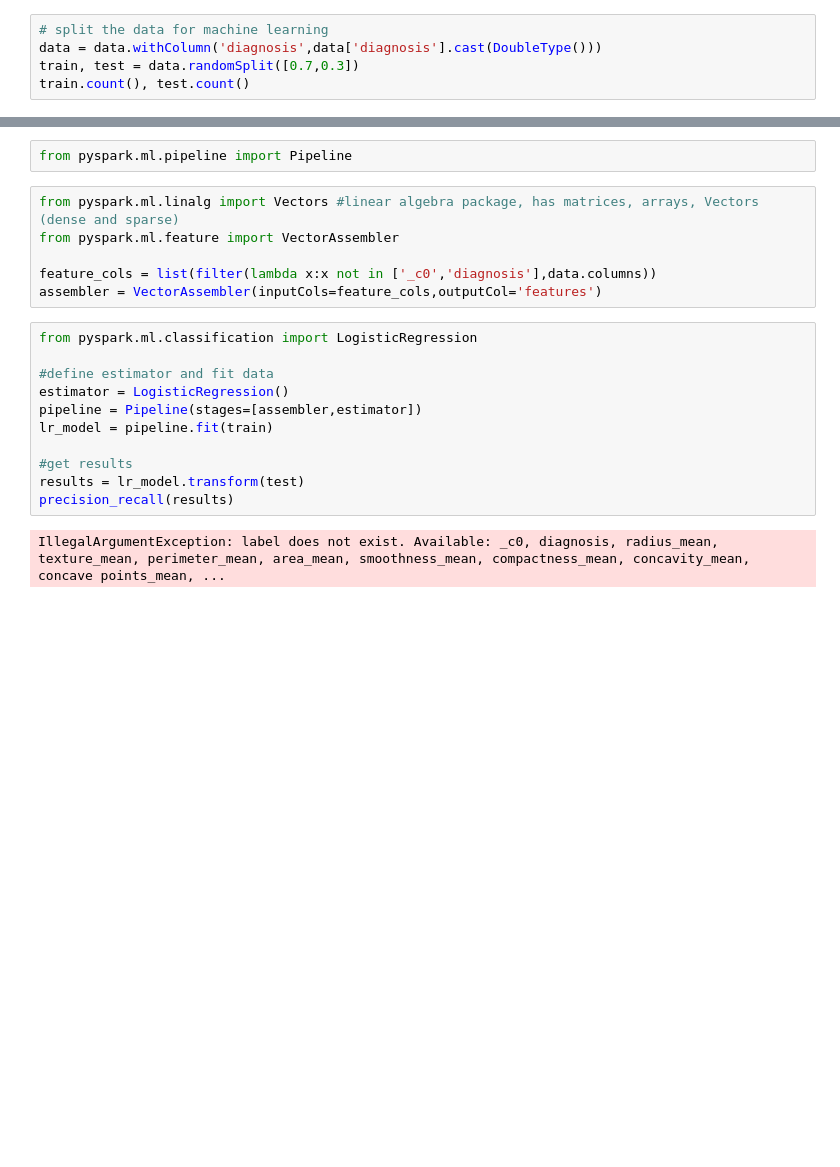
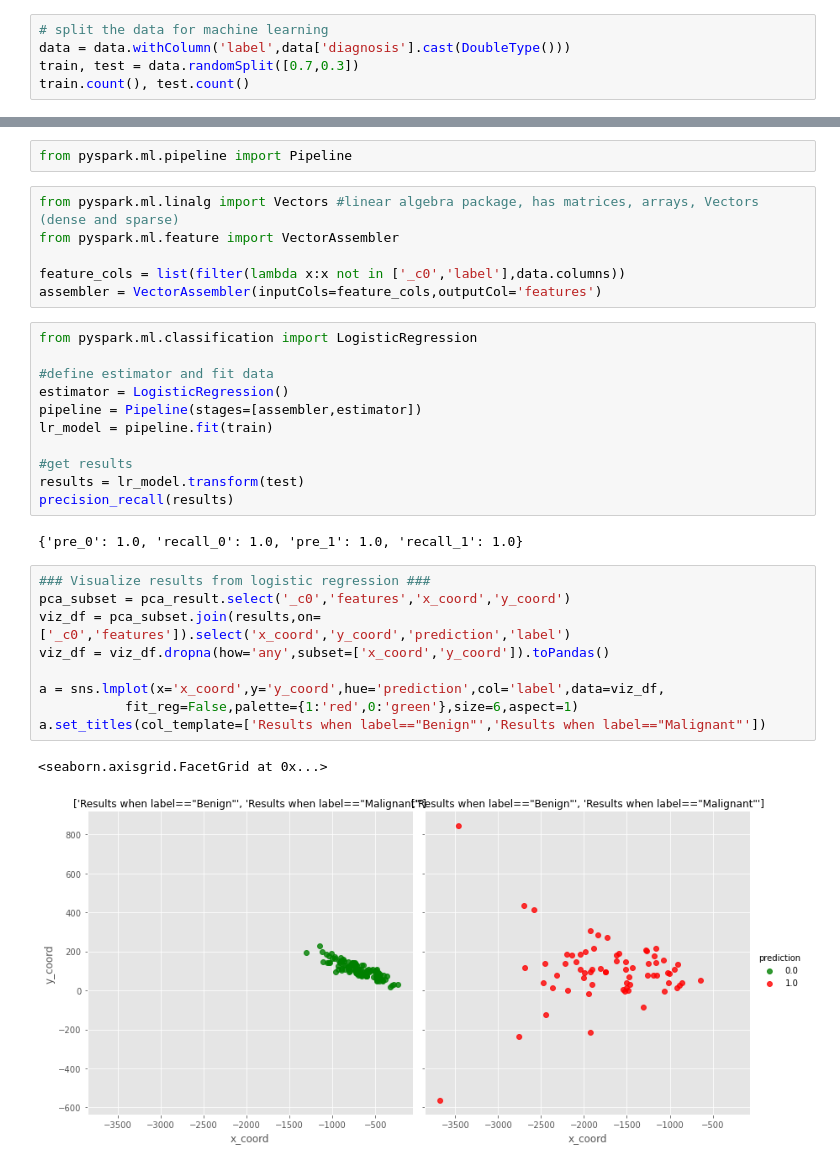
Before and after one commit to FirasDev/SUAS-Project-Spark-ML, a Jupyter notebook: BreastCancer_Spark_ML.ipynb, the cells around one changed output, grey strips where cells are left out. Drawn from its saved outputs; the diff is of its cells as text; blank space fills up the shorter version.

Commit message:
logistic regression

```diff
--- a/BreastCancer_Spark_ML.ipynb
+++ b/BreastCancer_Spark_ML.ipynb
@@ -309,7 +309,7 @@ a = sns.lmplot(x='x_coord',y='y_coord',hue='diagnosis',data=viz_df,
 [figure]
 # %%
 # split the data for machine learning
-data = data.withColumn('diagnosis',data['diagnosis'].cast(DoubleType()))
+data = data.withColumn('label',data['diagnosis'].cast(DoubleType()))
 train, test = data.randomSplit([0.7,0.3])
 train.count(), test.count()
 # %% [output]
@@ -346,7 +346,7 @@ from pyspark.ml.pipeline import Pipeline
 from pyspark.ml.linalg import Vectors #linear algebra package, has matrices, arrays, Vectors (dense and sparse)
 from pyspark.ml.feature import VectorAssembler
 
-feature_cols = list(filter(lambda x:x not in ['_c0','diagnosis'],data.columns))
+feature_cols = list(filter(lambda x:x not in ['_c0','label'],data.columns))
 assembler = VectorAssembler(inputCols=feature_cols,outputCol='features')
 # %%
 from pyspark.ml.classification import LogisticRegression
@@ -360,4 +360,16 @@ lr_model = pipeline.fit(train)
 results = lr_model.transform(test)
 precision_recall(results)
 # %% [output]
-IllegalArgumentException: label does not exist. Available: _c0, diagnosis, radius_mean, texture_mean, perimeter_mean, area_mean, smoothness_mean, compactness_mean, concavity_mean, concave points_mean, ...
+{'pre_0': 1.0, 'recall_0': 1.0, 'pre_1': 1.0, 'recall_1': 1.0}
+# %%
+### Visualize results from logistic regression ###
+pca_subset = pca_result.select('_c0','features','x_coord','y_coord')
+viz_df = pca_subset.join(results,on=['_c0','features']).select('x_coord','y_coord','prediction','label')
+viz_df = viz_df.dropna(how='any',subset=['x_coord','y_coord']).toPandas()
+
+a = sns.lmplot(x='x_coord',y='y_coord',hue='prediction',col='label',data=viz_df,
+           fit_reg=False,palette={1:'red',0:'green'},size=6,aspect=1)
+a.set_titles(col_template=['Results when label=="Benign"','Results when label=="Malignant"'])
+# %% [output]
+<seaborn.axisgrid.FacetGrid at 0x...>
+[figure, added]
```
Also changed, not shown: parts of 4 cells of this notebook.
